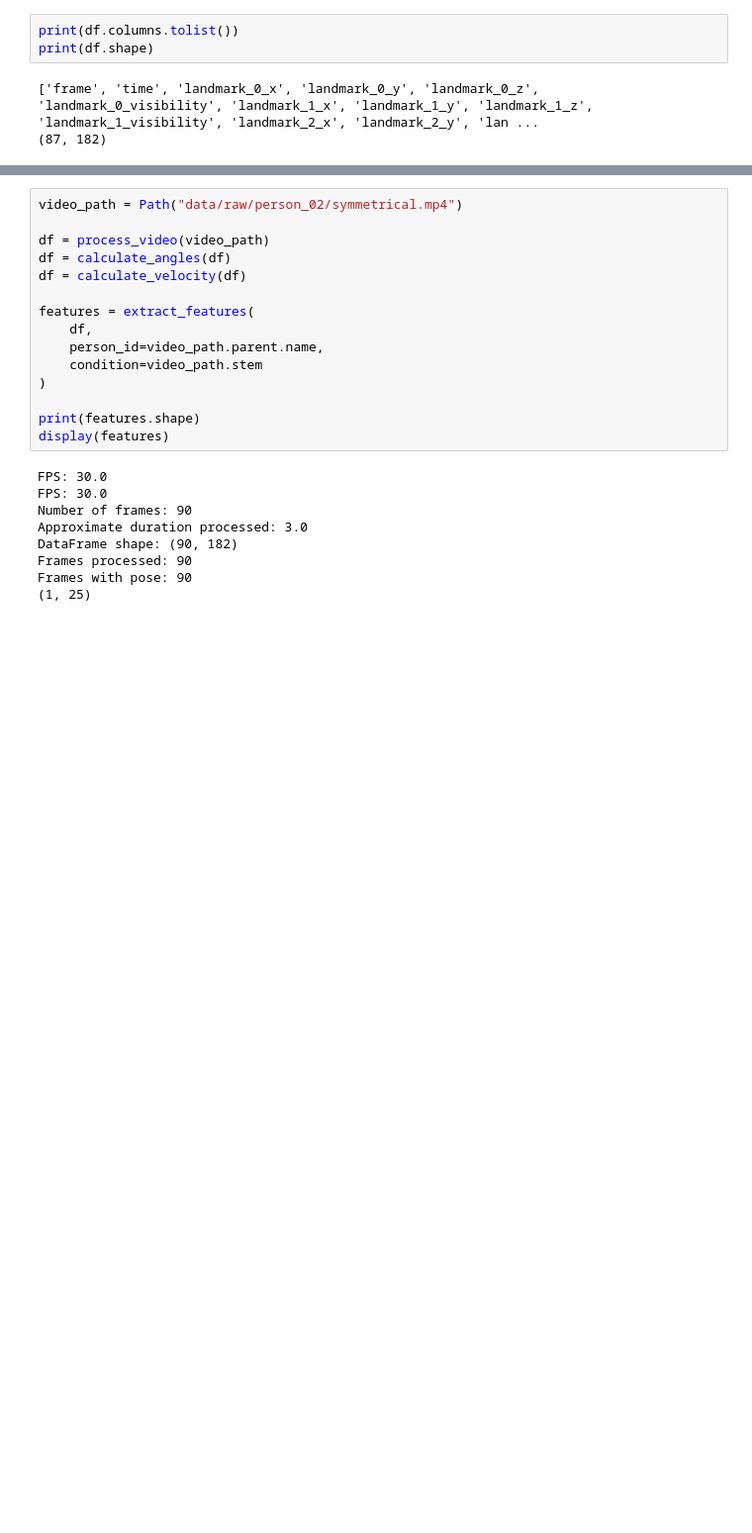
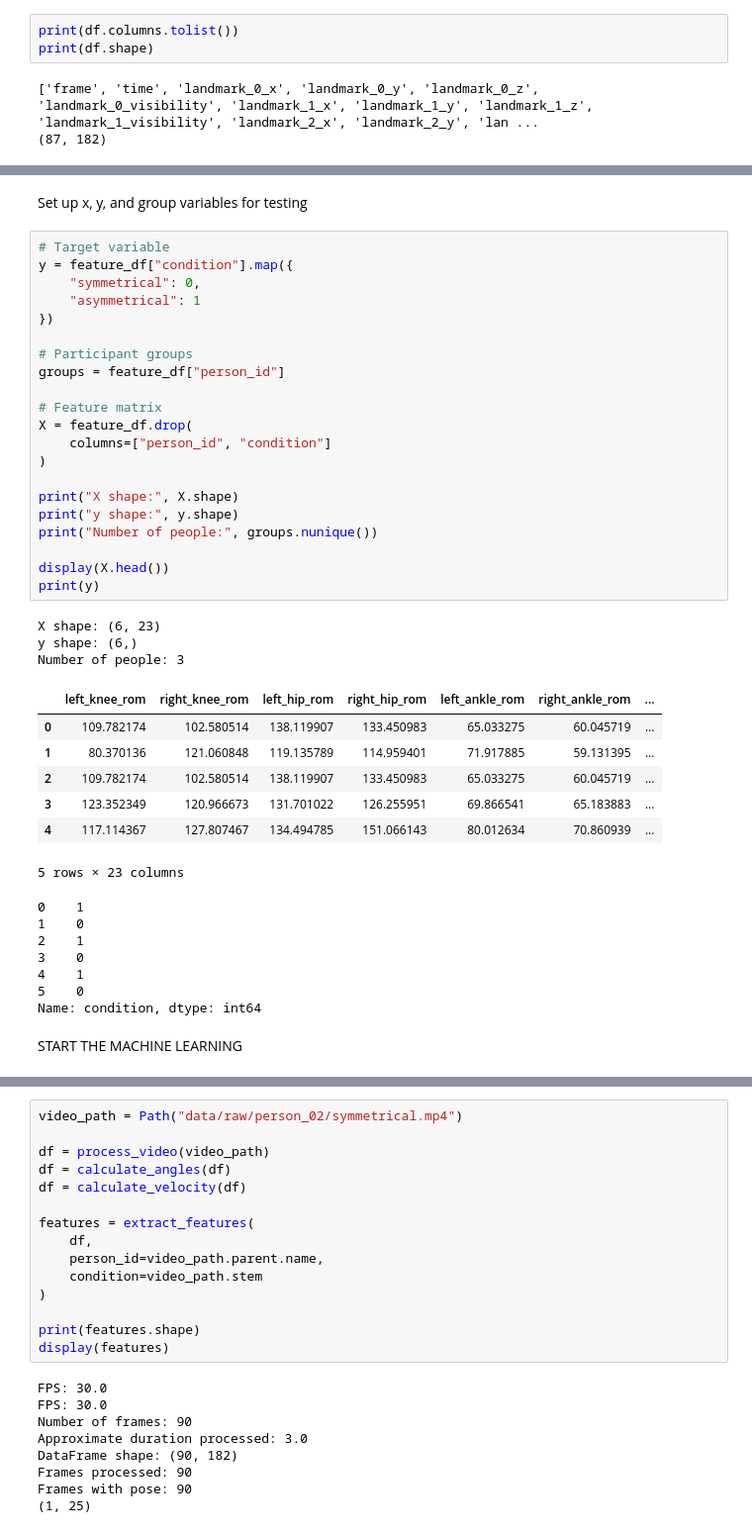
Before and after one commit to shawngobrzy/Markerless-Squat-Analysis, a Jupyter notebook: notebooks/markerless_squat_analysis.ipynb, the cells around one changed output, grey strips where cells are left out. Shown at 99% size. Saved outputs shown, nothing was run; the diff lists cells and outputs as text; blank space fills up the shorter version.

```diff
--- a/markerless_squat_analysis.ipynb
+++ b/notebooks/markerless_squat_analysis.ipynb
@@ -692,0 +791,43 @@ Final feature dataset shape: (2, 25)
+# %% [markdown]
+Set up x, y, and group variables for testing
+# %%
+# Target variable
+y = feature_df["condition"].map({
+    "symmetrical": 0,
+    "asymmetrical": 1
+})
+
+# Participant groups
+groups = feature_df["person_id"]
+
+# Feature matrix
+X = feature_df.drop(
+    columns=["person_id", "condition"]
+)
+
+print("X shape:", X.shape)
+print("y shape:", y.shape)
+print("Number of people:", groups.nunique())
+
+display(X.head())
+print(y)
+# %% [output]
+X shape: (6, 23)
+y shape: (6,)
+Number of people: 3
+|  | left_knee_rom | right_knee_rom | left_hip_rom | right_hip_rom | left_ankle_rom | right_ankle_rom | ... |
+| 0 | 109.782174 | 102.580514 | 138.119907 | 133.450983 | 65.033275 | 60.045719 | ... |
+| 1 | 80.370136 | 121.060848 | 119.135789 | 114.959401 | 71.917885 | 59.131395 | ... |
+| 2 | 109.782174 | 102.580514 | 138.119907 | 133.450983 | 65.033275 | 60.045719 | ... |
+| 3 | 123.352349 | 120.966673 | 131.701022 | 126.255951 | 69.866541 | 65.183883 | ... |
+| 4 | 117.114367 | 127.807467 | 134.494785 | 151.066143 | 80.012634 | 70.860939 | ... |
+5 rows × 23 columns
+0    1
+1    0
+2    1
+3    0
+4    1
+5    0
+Name: condition, dtype: int64
+# %% [markdown]
+START THE MACHINE LEARNING
```
Also changed, not shown: parts of 16 cells of this notebook, 5 other files.
